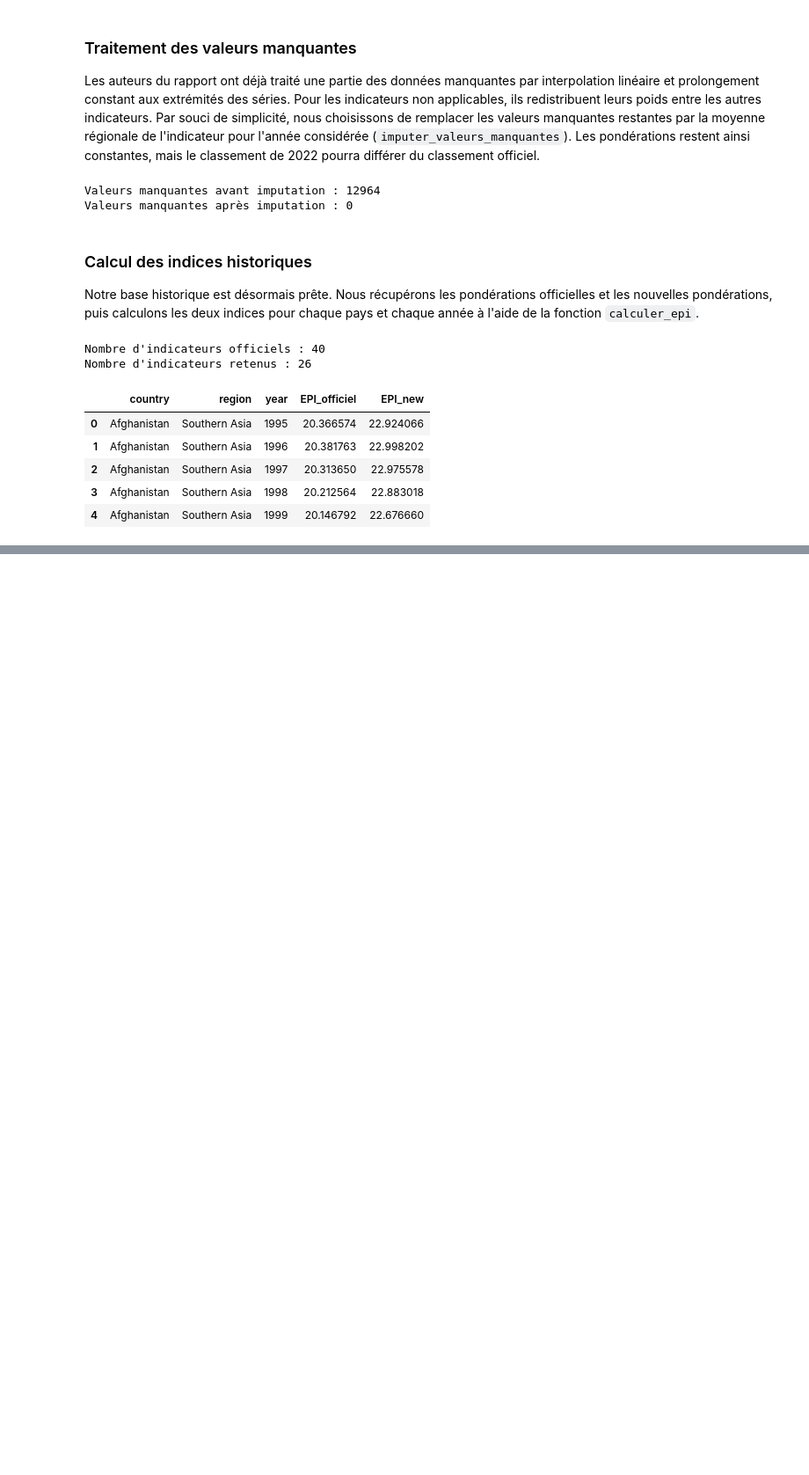
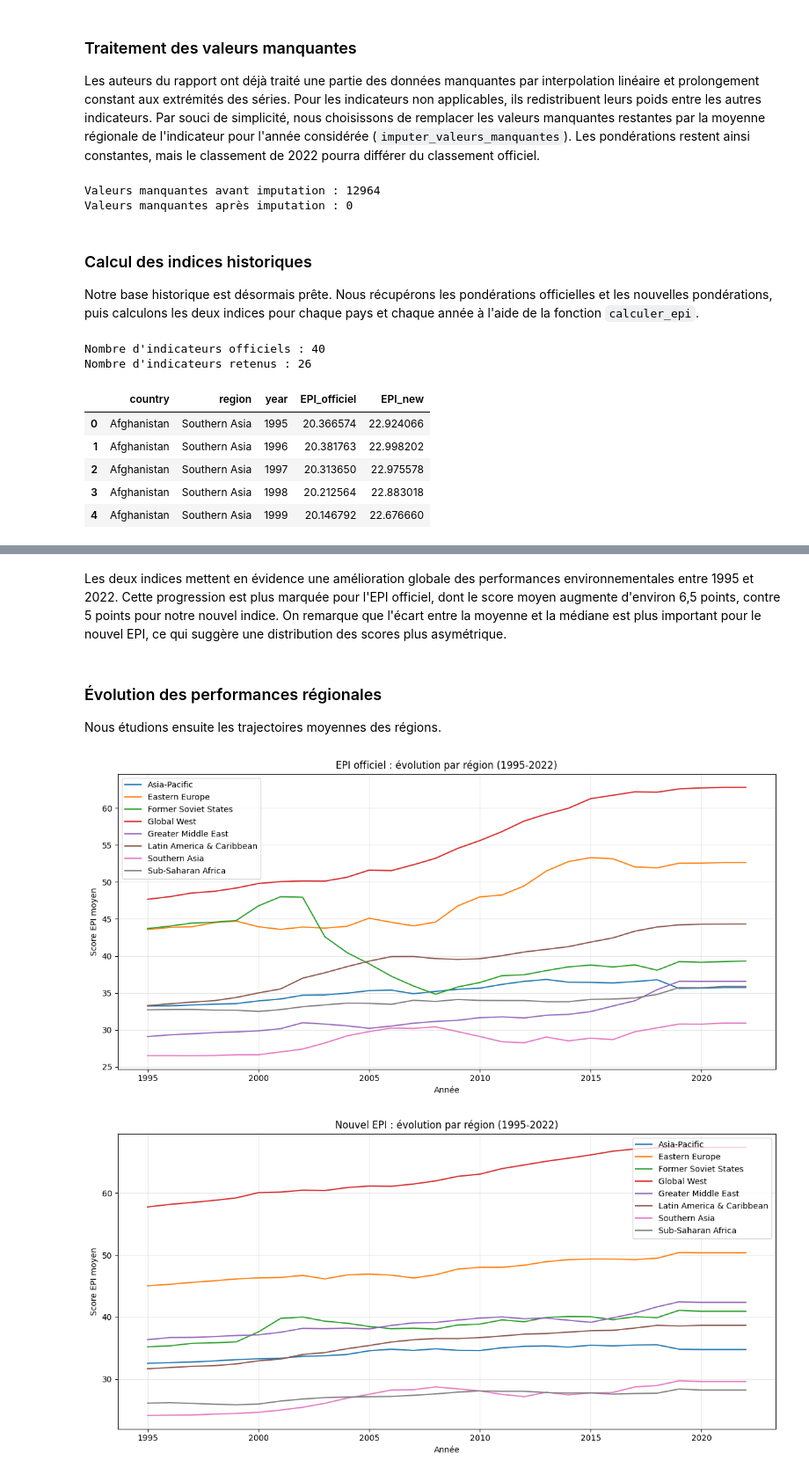
Before and after one commit to Giorgi56/pydata_ENSAE, a Jupyter notebook: partie_III.ipynb, the cells around one changed output, grey strips where cells are left out. Shown at 88% size. Cells and saved outputs as stored; diff of their text form; code cells hidden in the pictures; blank space fills up the shorter version.

```diff
--- a/partie_III.ipynb
+++ b/partie_III.ipynb
@@ -105,0 +156,17 @@ Nombre d'indicateurs retenus : 26
+# %% [markdown]
+Les deux indices mettent en évidence une amélioration globale des performances environnementales entre 1995 et 2022. Cette progression est plus marquée pour l'EPI officiel, dont le score moyen augmente d'environ 6,5 points, contre 5 points pour notre nouvel indice. On remarque que l'écart entre la moyenne et la médiane est plus important pour le nouvel EPI, ce qui suggère une distribution des scores plus asymétrique.
+# %% [markdown]
+### Évolution des performances régionales
+
+Nous étudions ensuite les trajectoires moyennes des régions.
+# %%
+graphique_evolution_epi_moyen_par_region(
+    df_final, "EPI officiel", "EPI_officiel"
+)
+
+graphique_evolution_epi_moyen_par_region(
+    df_final, "Nouvel EPI", "EPI_new"
+)
+# %% [output]
+[figure, added]
+[figure, added]
```
Also changed, not shown: parts of 14 cells of this notebook, 2 other files.
